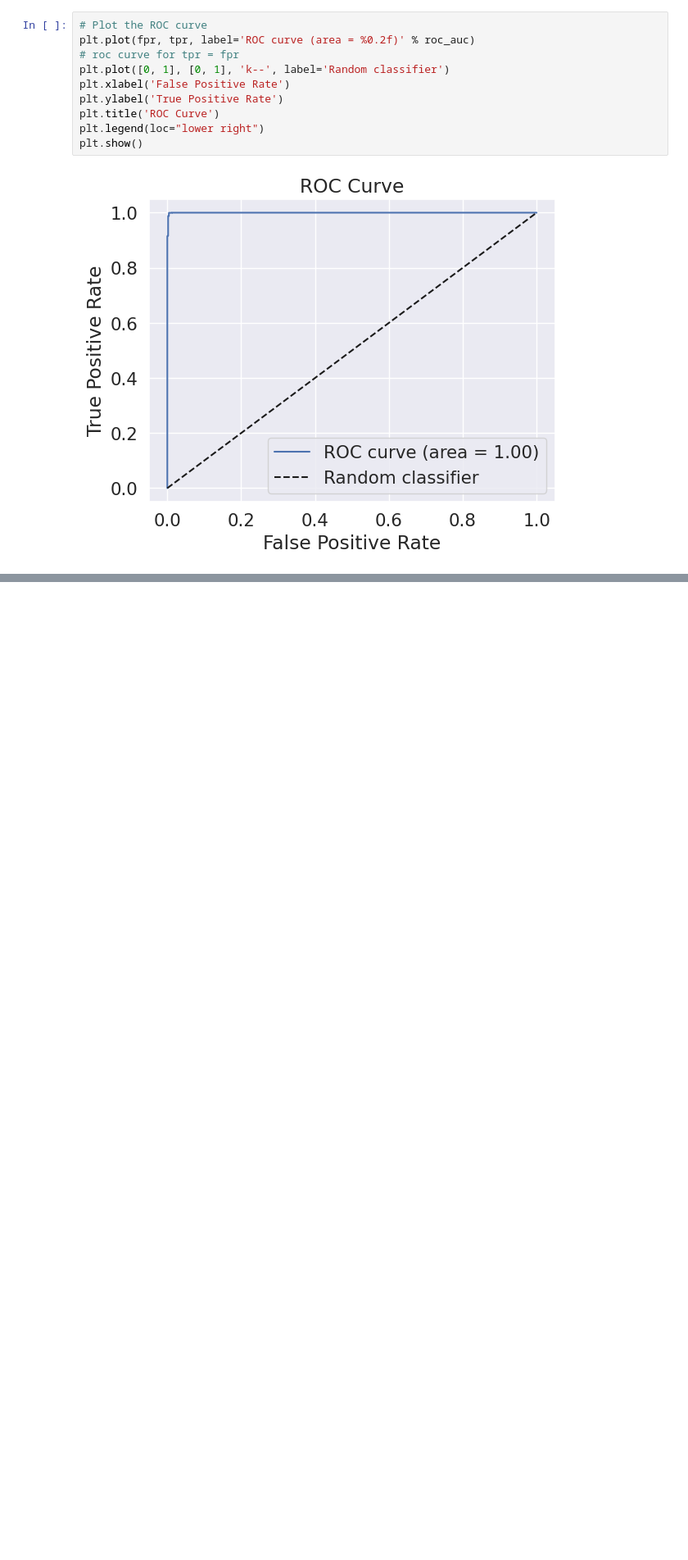
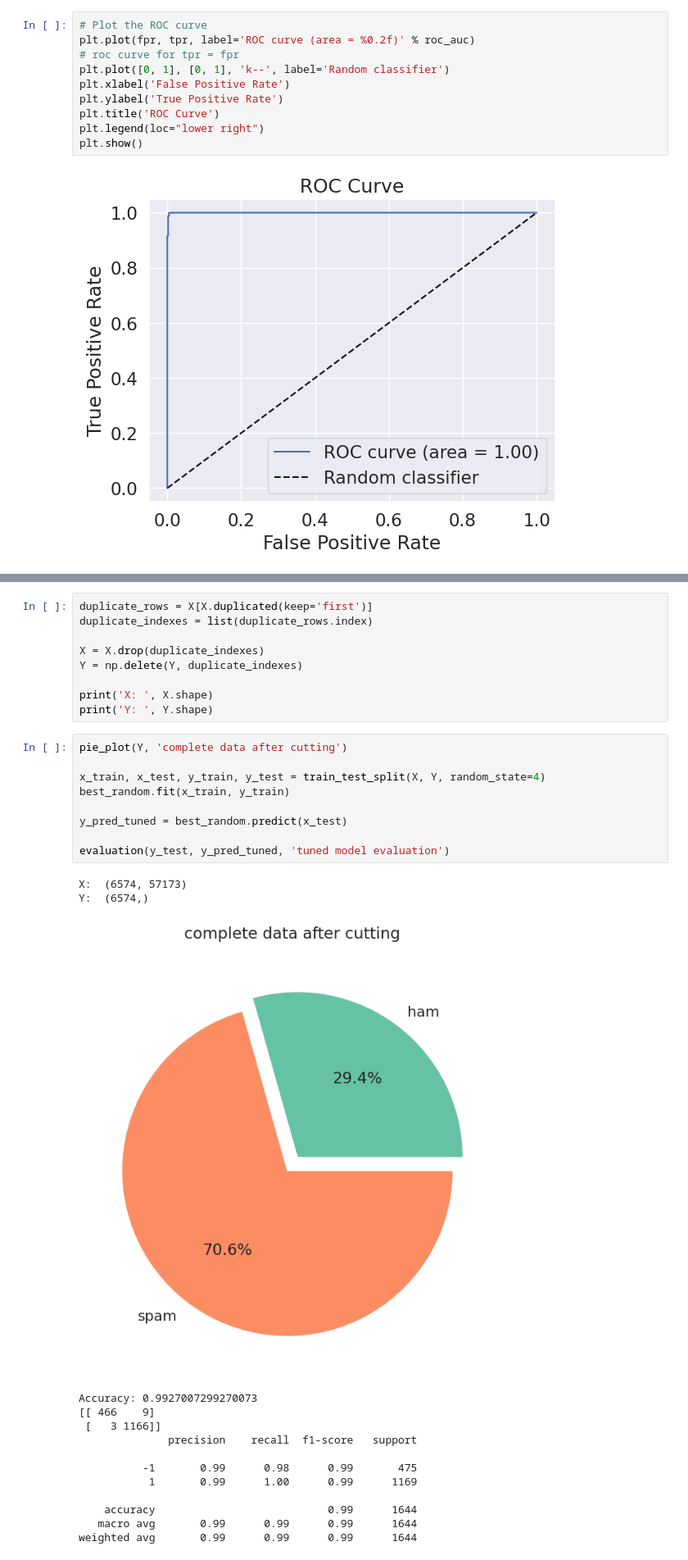
Before and after one commit to camelo-cruz/spam_detection_ML, a Jupyter notebook: camelo_cruz.ipynb, the cells around one changed output, grey strips where cells are left out. Shown: that part at 82% size. Drawn from its saved outputs; the diff is of its cells as text; blank space fills up the shorter version.

```diff
--- a/camelo_cruz.ipynb
+++ b/camelo_cruz.ipynb
@@ -295,0 +280,33 @@ plt.show()
+# %%
+duplicate_rows = X[X.duplicated(keep='first')]
+duplicate_indexes = list(duplicate_rows.index)
+
+X = X.drop(duplicate_indexes)
+Y = np.delete(Y, duplicate_indexes)
+
+print('X: ', X.shape)
+print('Y: ', Y.shape)
+# %%
+pie_plot(Y, 'complete data after cutting')
+
+x_train, x_test, y_train, y_test = train_test_split(X, Y, random_state=4)
+best_random.fit(x_train, y_train)
+
+y_pred_tuned = best_random.predict(x_test)
+
+evaluation(y_test, y_pred_tuned, 'tuned model evaluation')
+# %% [output]
+X:  (6574, 57173)
+Y:  (6574,)
+[figure, added]
+Accuracy: 0.9927007299270073
+[[ 466    9]
+ [   3 1166]]
+              precision    recall  f1-score   support
+
+          -1       0.99      0.98      0.99       475
+           1       0.99      1.00      0.99      1169
+
+    accuracy                           0.99      1644
+   macro avg       0.99      0.99      0.99      1644
+weighted avg       0.99      0.99      0.99      1644
```
Also changed, not shown: parts of 7 cells of this notebook.
